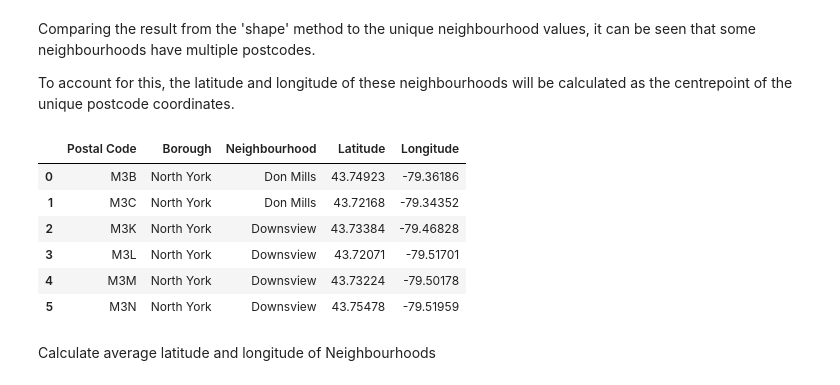
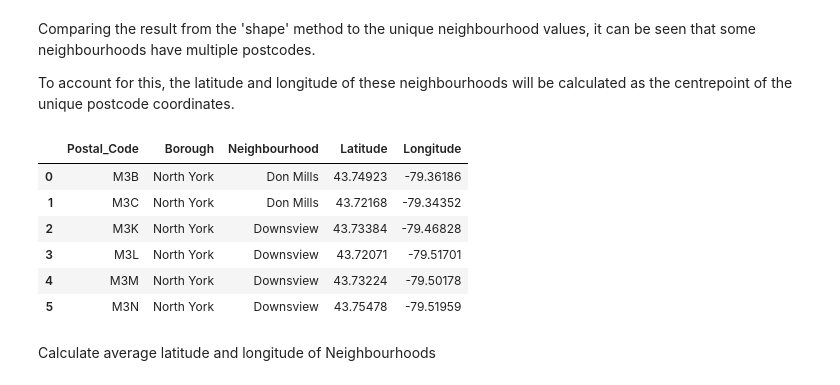
Before and after one commit to Kazmanton/Coursera_Capstone, a Jupyter notebook: Neighborhoods in Toronto.ipynb, the cells around one changed output. Drawn from its saved outputs; the diff is of its cells as text; code cells hidden in the pictures.

```diff
--- a/Neighborhoods in Toronto.ipynb
+++ b/Neighborhoods in Toronto.ipynb
@@ -96,7 +98,7 @@ The geograpical coordinate of Toronto are 43.648690000000045, -79.38543999999996
 # %% [markdown]
 Create new dataframe with the postal code information and the latitude and longitude coordinates
 # %%
-lat_long_df = pd.DataFrame(columns=["Postal_Code", "Borough", "Neighbourhood", "Latitude", "Longitude"])
+toronto_df = pd.DataFrame(columns=["Postal_Code", "Borough", "Neighbourhood", "Latitude", "Longitude"])
 
 for i in postal_code_data.index:
     postal_code = postal_code_data["Postal Code"][i]
@@ -106,12 +108,12 @@ for i in postal_code_data.index:
     latitude = get_latlon(postal_code)[0]
     longitude = get_latlon(postal_code)[1]
 
-    lat_long_df = lat_long_df.append({"Postal_Code": postal_code,
+    toronto_df = lat_long_df.append({"Postal_Code": postal_code,
                                       "Borough": borough,
                                       "Neighbourhood": neighborhood,
                                       "Latitude": latitude,
                                       "Longitude": longitude}, ignore_index=True)
-lat_long_df.head()
+toronto_df.head()
 # %% [output]
 |  | Postal_Code | Borough | Neighbourhood | Latitude | Longitude |
 | 0 | M3A | North York | Parkwoods | 43.75245 | -79.32991 |
@@ -176,3 +124,5 @@ toronto_df.drop(['Postal_Code'],axis=1,inplace=True)
+# %%
+toronto_df = lat_long_df
 # %%
 toronto_df.head()
 # %% [output]
@@ -201,11 +151,11 @@ Comparing the result from the 'shape' method to the unique neighbourhood values,
 To account for this, the latitude and longitude of these neighbourhoods will be calculated as the centrepoint of the unique postcode coordinates.
 # %%
 #Create dataframe with the Neighbourhoods that have multiple
-multi_postcode_df = toronto_df[toronto_df.groupby(by="Neighbourhood")['Postal Code'].transform('count') > 1]
+multi_postcode_df = toronto_df[toronto_df.groupby(by="Neighbourhood")['Postal_Code'].transform('count') > 1]
 multi_postcode_df.reset_index(drop = True,inplace = True)
 multi_postcode_df
 # %% [output]
-|  | Postal Code | Borough | Neighbourhood | Latitude | Longitude |
+|  | Postal_Code | Borough | Neighbourhood | Latitude | Longitude |
 | 0 | M3B | North York | Don Mills | 43.74923 | -79.36186 |
 | 1 | M3C | North York | Don Mills | 43.72168 | -79.34352 |
 | 2 | M3K | North York | Downsview | 43.73384 | -79.46828 |
```
Also changed, not shown: parts of 42 cells of this notebook.
